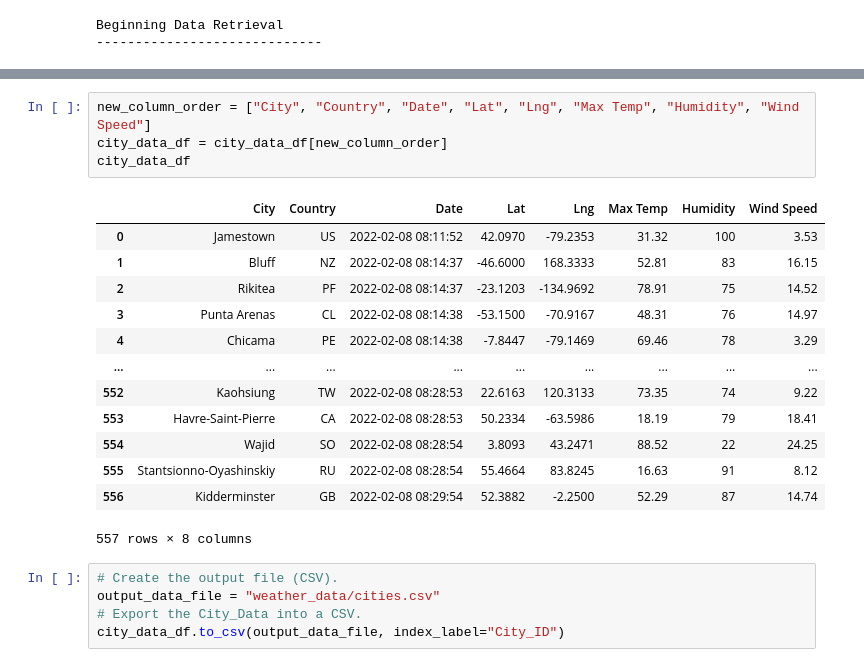
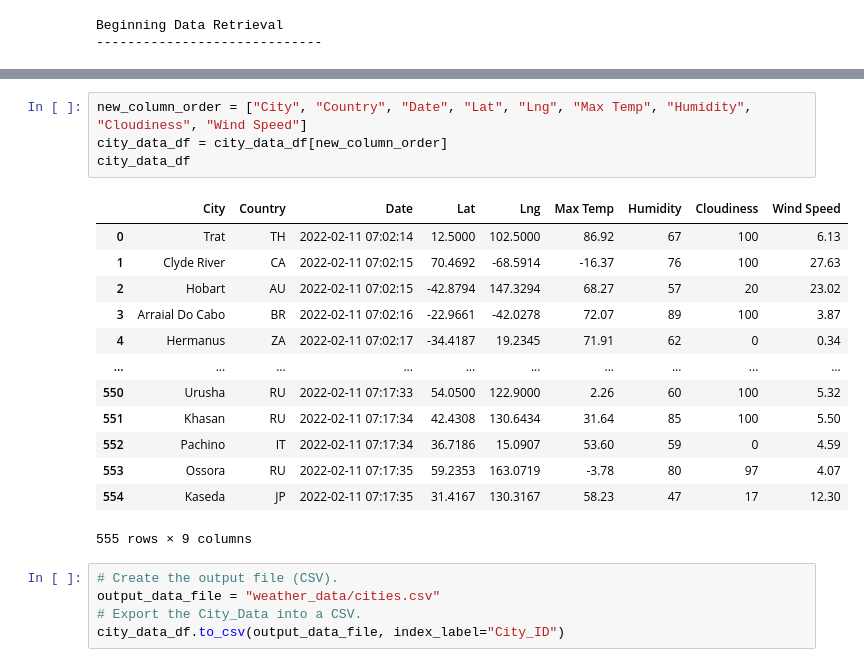
Before and after one commit to Ricardolpz99/World_Weather_Analysis, a Jupyter notebook: WeatherPy.ipynb, the cells around one changed output, grey strips where cells are left out. Drawn from its saved outputs; the diff is of its cells as text.

```diff
--- a/WeatherPy.ipynb
+++ b/WeatherPy.ipynb
@@ -143,21 +143,21 @@ city_data_df.head(10)
 # %%
-new_column_order = ["City", "Country", "Date", "Lat", "Lng", "Max Temp", "Humidity", "Wind Speed"]
+new_column_order = ["City", "Country", "Date", "Lat", "Lng", "Max Temp", "Humidity", "Cloudiness", "Wind Speed"]
 city_data_df = city_data_df[new_column_order]
 city_data_df
 # %% [output]
-|  | City | Country | Date | Lat | Lng | Max Temp | Humidity | Wind Speed |
-| 0 | Jamestown | US | 2022-02-08 08:11:52 | 42.0970 | -79.2353 | 31.32 | 100 | 3.53 |
-| 1 | Bluff | NZ | 2022-02-08 08:14:37 | -46.6000 | 168.3333 | 52.81 | 83 | 16.15 |
-| 2 | Rikitea | PF | 2022-02-08 08:14:37 | -23.1203 | -134.9692 | 78.91 | 75 | 14.52 |
-| 3 | Punta Arenas | CL | 2022-02-08 08:14:38 | -53.1500 | -70.9167 | 48.31 | 76 | 14.97 |
-| 4 | Chicama | PE | 2022-02-08 08:14:38 | -7.8447 | -79.1469 | 69.46 | 78 | 3.29 |
-| ... | ... | ... | ... | ... | ... | ... | ... | ... |
-| 552 | Kaohsiung | TW | 2022-02-08 08:28:53 | 22.6163 | 120.3133 | 73.35 | 74 | 9.22 |
-| 553 | Havre-Saint-Pierre | CA | 2022-02-08 08:28:53 | 50.2334 | -63.5986 | 18.19 | 79 | 18.41 |
-| 554 | Wajid | SO | 2022-02-08 08:28:54 | 3.8093 | 43.2471 | 88.52 | 22 | 24.25 |
-| 555 | Stantsionno-Oyashinskiy | RU | 2022-02-08 08:28:54 | 55.4664 | 83.8245 | 16.63 | 91 | 8.12 |
-| 556 | Kidderminster | GB | 2022-02-08 08:29:54 | 52.3882 | -2.2500 | 52.29 | 87 | 14.74 |
+|  | City | Country | Date | Lat | Lng | Max Temp | Humidity | Cloudiness | Wind Speed |
+| 0 | Trat | TH | 2022-02-11 07:02:14 | 12.5000 | 102.5000 | 86.92 | 67 | 100 | 6.13 |
+| 1 | Clyde River | CA | 2022-02-11 07:02:15 | 70.4692 | -68.5914 | -16.37 | 76 | 100 | 27.63 |
+| 2 | Hobart | AU | 2022-02-11 07:02:15 | -42.8794 | 147.3294 | 68.27 | 57 | 20 | 23.02 |
+| 3 | Arraial Do Cabo | BR | 2022-02-11 07:02:16 | -22.9661 | -42.0278 | 72.07 | 89 | 100 | 3.87 |
+| 4 | Hermanus | ZA | 2022-02-11 07:02:17 | -34.4187 | 19.2345 | 71.91 | 62 | 0 | 0.34 |
+| ... | ... | ... | ... | ... | ... | ... | ... | ... | ... |
+| 550 | Urusha | RU | 2022-02-11 07:17:33 | 54.0500 | 122.9000 | 2.26 | 60 | 100 | 5.32 |
+| 551 | Khasan | RU | 2022-02-11 07:17:34 | 42.4308 | 130.6434 | 31.64 | 85 | 100 | 5.50 |
+| 552 | Pachino | IT | 2022-02-11 07:17:34 | 36.7186 | 15.0907 | 53.60 | 59 | 0 | 4.59 |
+| 553 | Ossora | RU | 2022-02-11 07:17:35 | 59.2353 | 163.0719 | -3.78 | 80 | 97 | 4.07 |
+| 554 | Kaseda | JP | 2022-02-11 07:17:35 | 31.4167 | 130.3167 | 58.23 | 47 | 17 | 12.30 |
-557 rows × 8 columns
+555 rows × 9 columns
 # %%
 # Create the output file (CSV).
 output_data_file = "weather_data/cities.csv"
```
Also changed, not shown: parts of 8 cells of this notebook, 5 other files.
